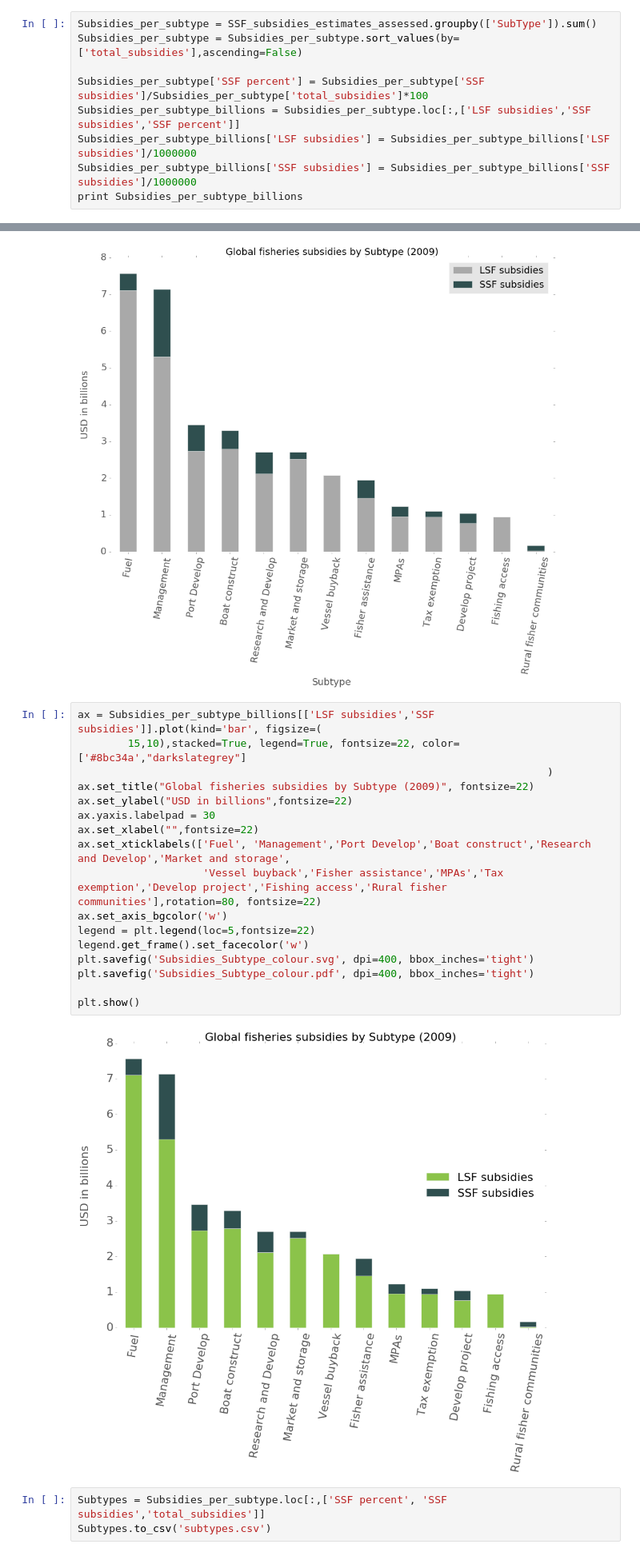
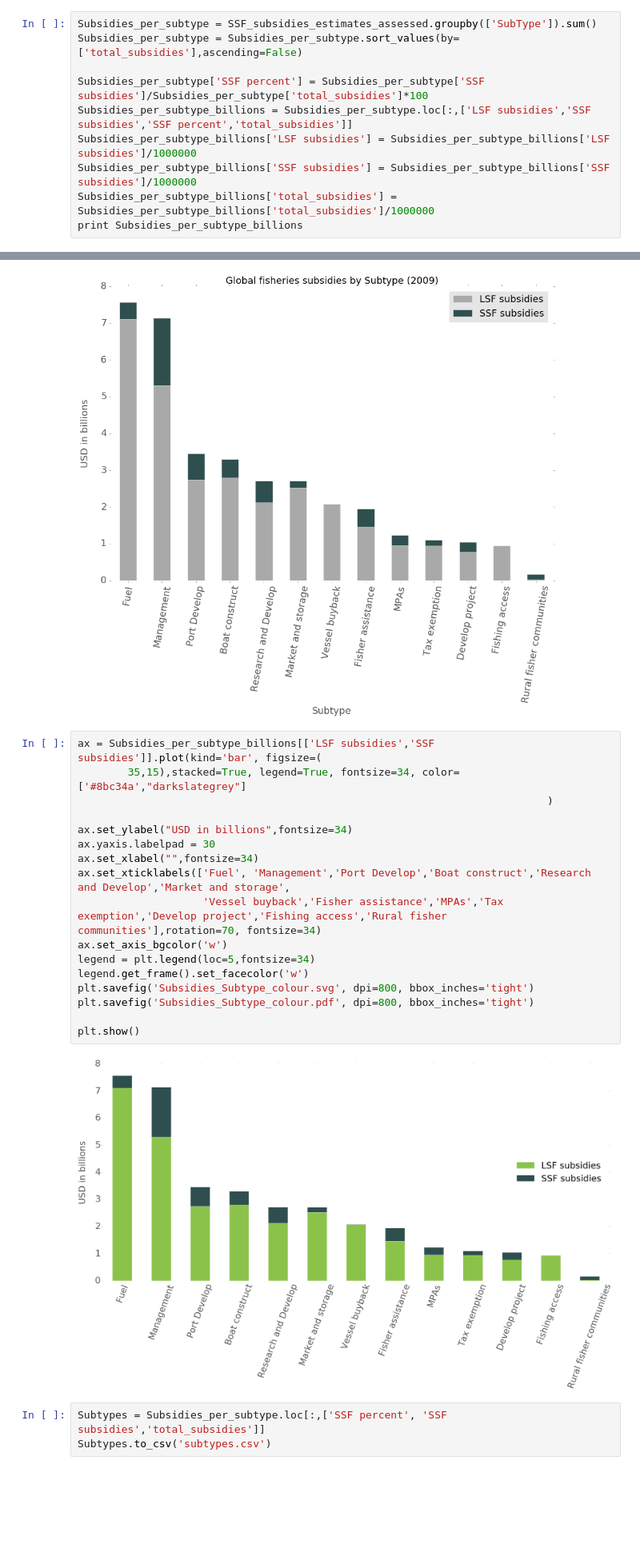
Before and after one commit to annaschu/subsidies, a Jupyter notebook: SSF subsidies capped.ipynb, the cells around one changed output, grey strips where cells are left out. Shown at 80% size. Cells and saved outputs as stored; diff of their text form; blank space fills up the shorter version.

Commit message:
making coloured graphs and organizing some number outputs for percentage calculation by subsidy categories

```diff
--- a/SSF subsidies capped.ipynb
+++ b/SSF subsidies capped.ipynb
@@ -528,8 +572,9 @@ Subsidies_per_subtype = SSF_subsidies_estimates_assessed.groupby(['SubType']).su
 Subsidies_per_subtype = Subsidies_per_subtype.sort_values(by=['total_subsidies'],ascending=False)
 
 Subsidies_per_subtype['SSF percent'] = Subsidies_per_subtype['SSF subsidies']/Subsidies_per_subtype['total_subsidies']*100
-Subsidies_per_subtype_billions = Subsidies_per_subtype.loc[:,['LSF subsidies','SSF subsidies','SSF percent']]
+Subsidies_per_subtype_billions = Subsidies_per_subtype.loc[:,['LSF subsidies','SSF subsidies','SSF percent','total_subsidies']]
 Subsidies_per_subtype_billions['LSF subsidies'] = Subsidies_per_subtype_billions['LSF subsidies']/1000000
 Subsidies_per_subtype_billions['SSF subsidies'] = Subsidies_per_subtype_billions['SSF subsidies']/1000000
+Subsidies_per_subtype_billions['total_subsidies'] = Subsidies_per_subtype_billions['total_subsidies']/1000000
 print Subsidies_per_subtype_billions
 # %% [output]
@@ -585,23 +638,23 @@ plt.show()
 [figure]
 # %%
 ax = Subsidies_per_subtype_billions[['LSF subsidies','SSF subsidies']].plot(kind='bar', figsize=(
-        15,10),stacked=True, legend=True, fontsize=22, color=['#8bc34a',"darkslategrey"]
+        35,15),stacked=True, legend=True, fontsize=34, color=['#8bc34a',"darkslategrey"]
                                                                            )
-ax.set_title("Global fisheries subsidies by Subtype (2009)", fontsize=22)
-ax.set_ylabel("USD in billions",fontsize=22)
+
+ax.set_ylabel("USD in billions",fontsize=34)
 ax.yaxis.labelpad = 30
-ax.set_xlabel("",fontsize=22)
+ax.set_xlabel("",fontsize=34)
 ax.set_xticklabels(['Fuel', 'Management','Port Develop','Boat construct','Research and Develop','Market and storage',
-                    'Vessel buyback','Fisher assistance','MPAs','Tax exemption','Develop project','Fishing access','Rural fisher communities'],rotation=80, fontsize=22)
+                    'Vessel buyback','Fisher assistance','MPAs','Tax exemption','Develop project','Fishing access','Rural fisher communities'],rotation=70, fontsize=34)
 ax.set_axis_bgcolor('w')
-legend = plt.legend(loc=5,fontsize=22)
+legend = plt.legend(loc=5,fontsize=34)
 legend.get_frame().set_facecolor('w')
-plt.savefig('Subsidies_Subtype_colour.svg', dpi=400, bbox_inches='tight')
-plt.savefig('Subsidies_Subtype_colour.pdf', dpi=400, bbox_inches='tight')
+plt.savefig('Subsidies_Subtype_colour.svg', dpi=800, bbox_inches='tight')
+plt.savefig('Subsidies_Subtype_colour.pdf', dpi=800, bbox_inches='tight')
 
 plt.show()
 # %% [output]
-[figure, old version]
+[figure, new version]
 # %%
 Subtypes = Subsidies_per_subtype.loc[:,['SSF percent', 'SSF subsidies','total_subsidies']]
 Subtypes.to_csv('subtypes.csv')
```
Also changed, not shown: parts of 12 cells of this notebook, 23 other files.
